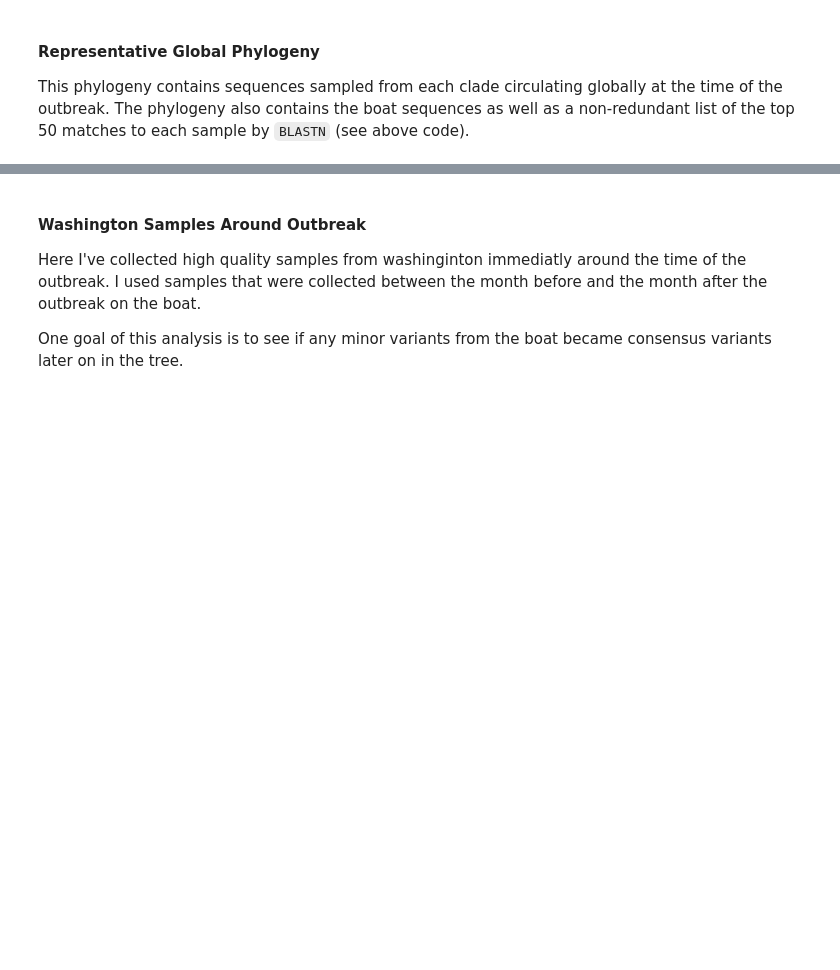
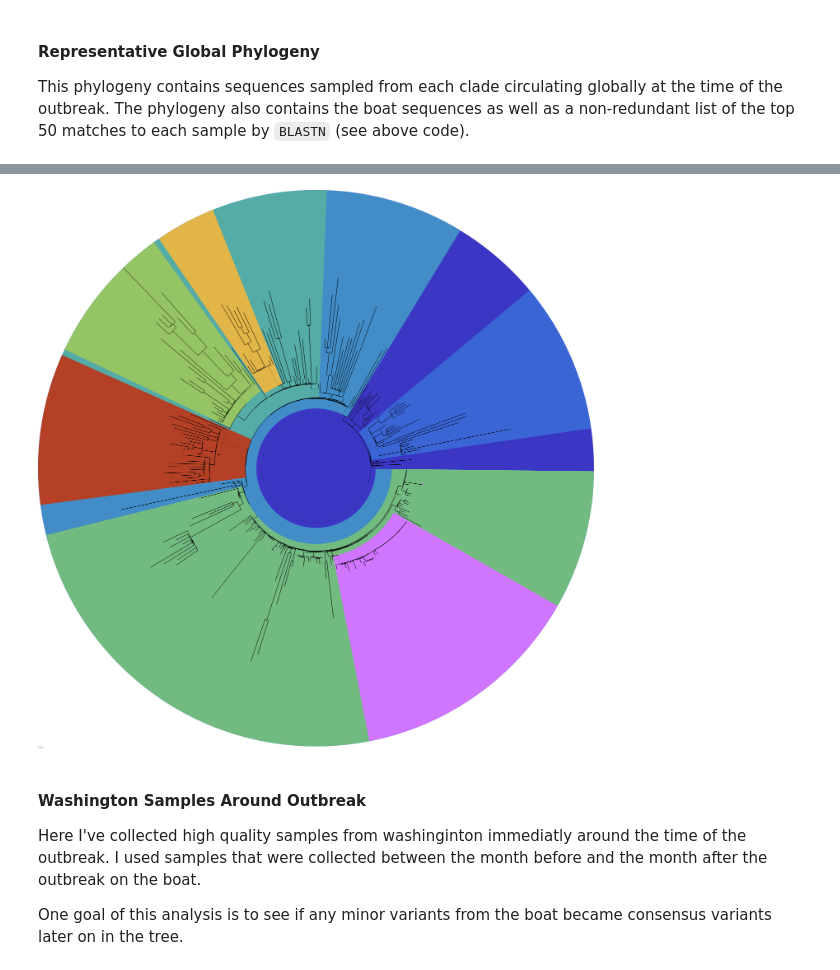
Before and after one commit to jbloomlab/SARS-CoV-2_bottleneck, a Jupyter notebook: workflow/notebooks/Phylogenetic-Analysis.ipynb, the cells around one changed output, grey strips where cells are left out. Drawn from its saved outputs; the diff is of its cells as text; code cells hidden in the pictures; blank space fills up the shorter version.

Commit message:
Fromatted global phylogeny and added background color based on common ancestors.

```diff
--- a/workflow/notebooks/Phylogenetic-Analysis.ipynb
+++ b/workflow/notebooks/Phylogenetic-Analysis.ipynb
@@ -721,15 +707,0 @@ clade_info_df = pd.merge(global_phylogeny_metadata, GISAID_Epi_metadata, how="le
-# %%
-for n in t.iter_leaves():
-    n.name = n.name.split("|")[0]
-    if n.name in clade_info_df[clade_info_df.Nextstrain_clade.isnull()]['Virus name'].tolist():
-        n.delete()
-
-
-clade_info_df = clade_info_df[~clade_info_df.Nextstrain_clade.isnull()]
-
-for clade in set(clade_info_df.Nextstrain_clade):
-    viruses = clade_info_df[clade_info_df.Nextstrain_clade == clade]["Virus name"].tolist()
-    n = t.get_common_ancestor(viruses)
-    nstyle = NodeStyle()
-    nstyle["bgcolor"] = clade_colors[clade]
-    n.set_style(nstyle)
@@ -736,4 +745,34 @@ for clade in set(clade_info_df.Nextstrain_clade):
+# %%
+# Visulize with ETE - color somehow.
+t = Tree("results/phylogeny/global_phylogeny.aligned.fa.treefile")
+
+ts = TreeStyle()
+ts.show_leaf_name = False
+ts.show_branch_support = False
+ts.show_branch_length = False
+ts.draw_guiding_lines = False
+ts.branch_vertical_margin = 10
+
+for clade in clade_dict.keys():
+    viruses = clade_dict[clade]
+    n = t.get_common_ancestor(viruses)
+    nstyle = NodeStyle()
+    nstyle['size'] = 0
+    nstyle["bgcolor"] = clade_colors[clade]
+    n.set_style(nstyle)
+
+for n in t.traverse():
+    if n.name.split("|")[0] in GISAID_metadata_boat['Virus name'].tolist():
+        nstyle = NodeStyle()
+        nstyle["fgcolor"] = "#CF75FF"
+        nstyle["size"] = 18
+        n.set_style(nstyle)
 # %%
 
+root_point = t.search_nodes(name="NC_045512.2")[0]
+t.set_outgroup(root_point)
 ts.mode = "c"
-t.render("%%inline", w=30, units="in", tree_style = ts)
+ts.arc_span = 360
+t.render("%%inline", w=15, units="in", tree_style = ts)
+# %% [output]
+[figure, added]
```
Also changed, not shown: parts of 9 cells of this notebook.
